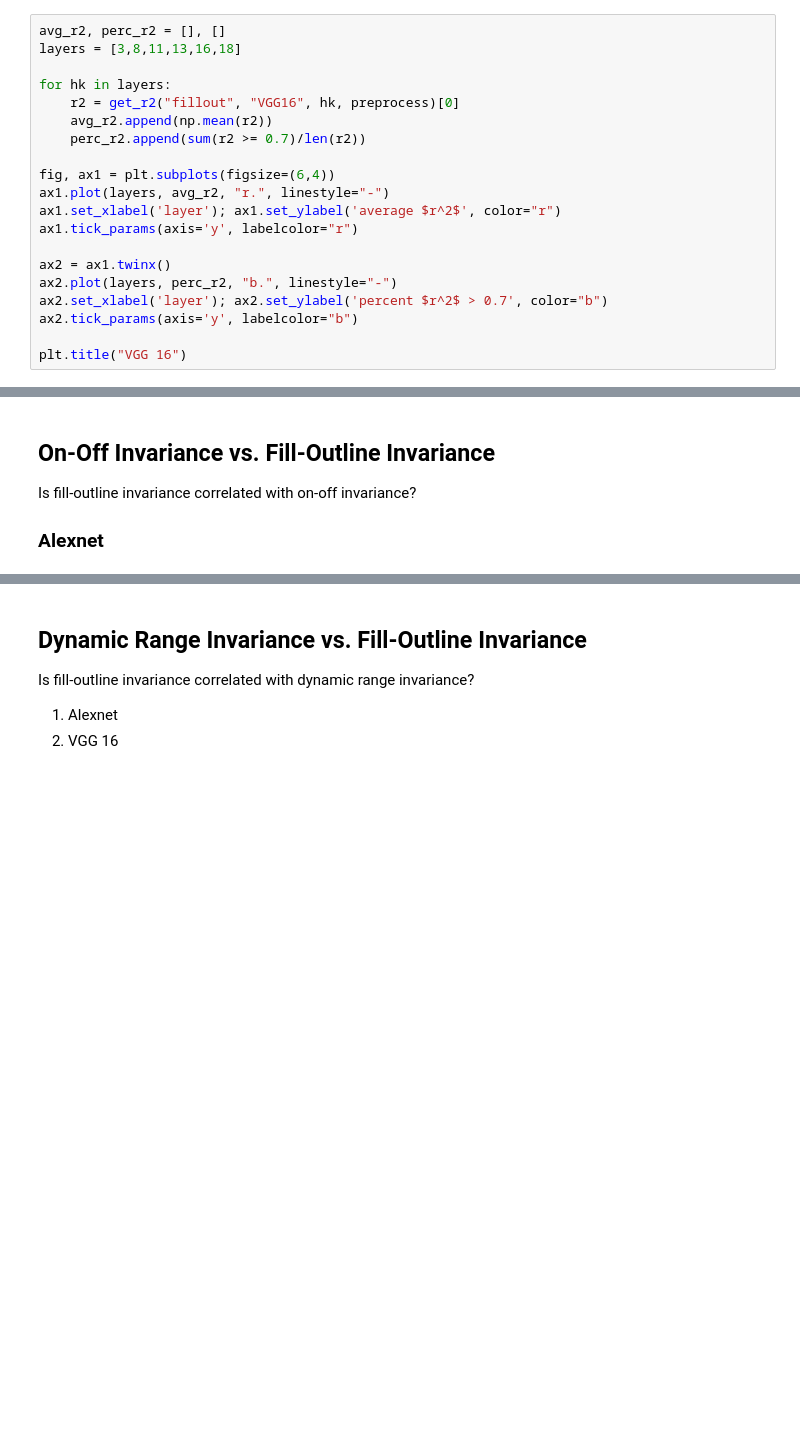
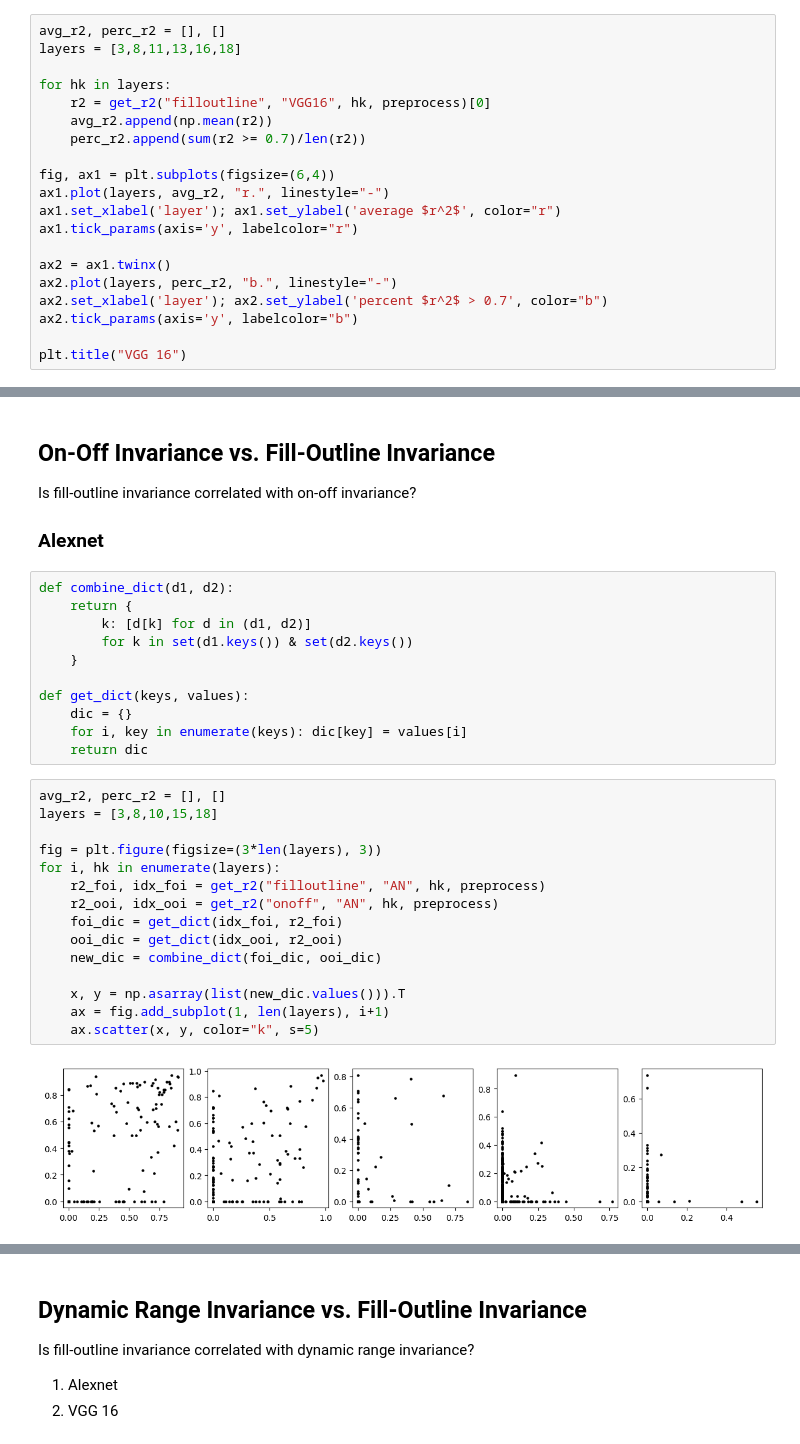
Before and after one commit to L24358/artiphisiology, a Jupyter notebook: main/reports/20230415_summary.ipynb, the cells around one changed output, grey strips where cells are left out. Cells and saved outputs as stored; diff of their text form; blank space fills up the shorter version.

```diff
--- a/main/reports/20230415_summary.ipynb
+++ b/main/reports/20230415_summary.ipynb
@@ -76,7 +76,7 @@ avg_r2, perc_r2 = [], []
 layers = [3,8,11,13,16,18]
 
 for hk in layers:
-    r2 = get_r2("fillout", "VGG16", hk, preprocess)[0]
+    r2 = get_r2("filloutline", "VGG16", hk, preprocess)[0]
     avg_r2.append(np.mean(r2))
     perc_r2.append(sum(r2 >= 0.7)/len(r2))
 
@@ -100,3 +100,31 @@ Text(0.5, 1.0, 'VGG 16')
 Is fill-outline invariance correlated with on-off invariance?
 
 ### Alexnet
+# %%
+def combine_dict(d1, d2):
+    return {
+        k: [d[k] for d in (d1, d2)]
+        for k in set(d1.keys()) & set(d2.keys())
+    }
+
+def get_dict(keys, values):
+    dic = {}
+    for i, key in enumerate(keys): dic[key] = values[i]
+    return dic
+# %%
+avg_r2, perc_r2 = [], []
+layers = [3,8,10,15,18]
+
+fig = plt.figure(figsize=(3*len(layers), 3))
+for i, hk in enumerate(layers):
+    r2_foi, idx_foi = get_r2("filloutline", "AN", hk, preprocess)
+    r2_ooi, idx_ooi = get_r2("onoff", "AN", hk, preprocess)
+    foi_dic = get_dict(idx_foi, r2_foi)
+    ooi_dic = get_dict(idx_ooi, r2_ooi)
+    new_dic = combine_dict(foi_dic, ooi_dic)
+
+    x, y = np.asarray(list(new_dic.values())).T
+    ax = fig.add_subplot(1, len(layers), i+1)
+    ax.scatter(x, y, color="k", s=5)
+# %% [output]
+[figure, added]
```
Also changed, not shown: parts of 3 cells of this notebook, 51 other files.
